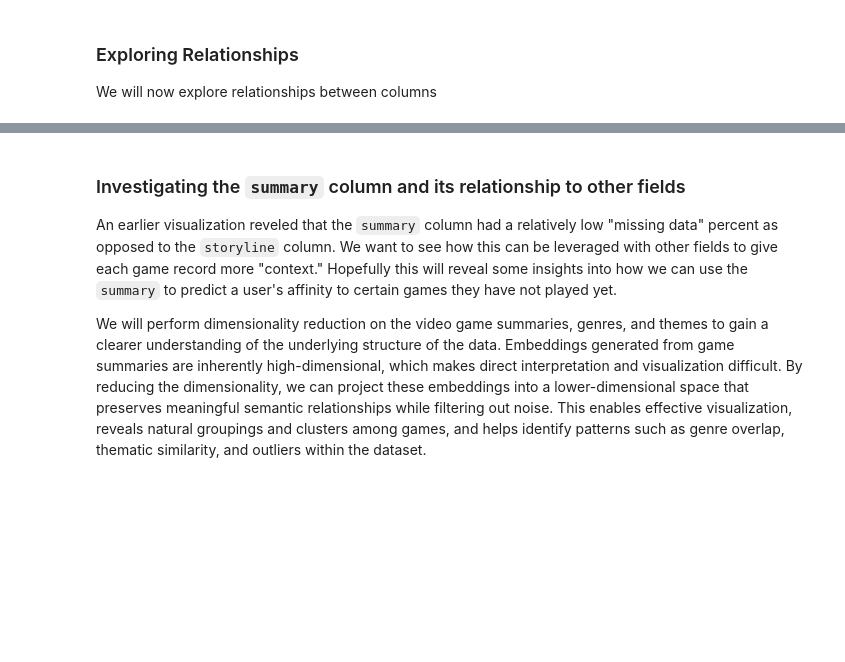
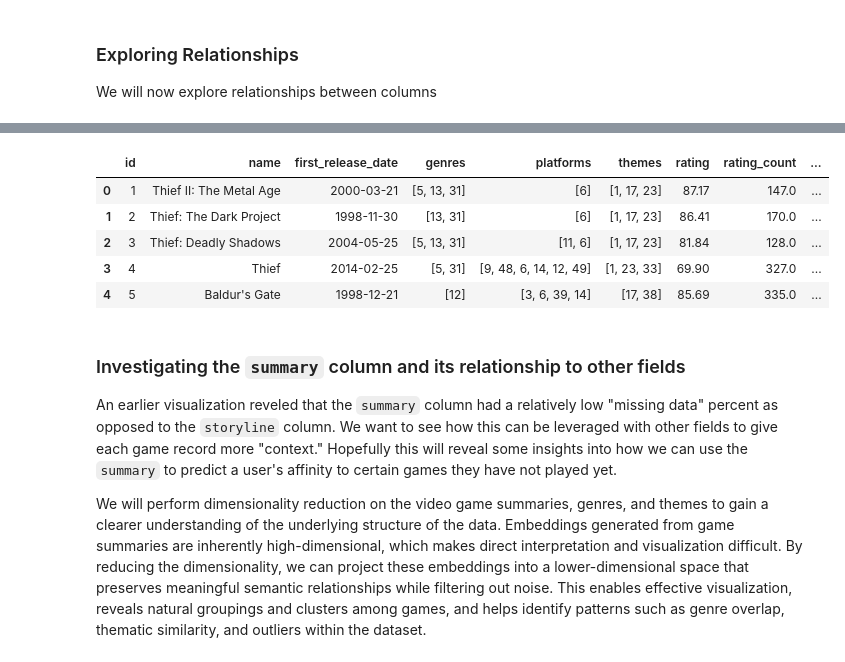
Before and after one commit to joku8/GameScope_api, a Jupyter notebook: data_visualization/igdb_exploration.ipynb, the cells around one changed output, grey strips where cells are left out. Cells and saved outputs as stored; diff of their text form; code cells hidden in the pictures; blank space fills up the shorter version.

```diff
--- a/data_visualization/igdb_exploration.ipynb
+++ b/data_visualization/igdb_exploration.ipynb
@@ -99,27 +119,30 @@ plt.show()
 
 Investigating the specific columns and what that data looks like
 # %%
-'''
-Plot distribution of game release years
-'''
+if BUILD_VISUALIZATION:
+    '''
+    Plot distribution of game release years
+    '''
 
-# Convert to datetime
-df['first_release_date'] = pd.to_datetime(df['first_release_date'], errors='coerce')
-df = df.dropna(subset=['first_release_date'])
+    # Convert to datetime
+    df['first_release_date'] = pd.to_datetime(df['first_release_date'], errors='coerce')
+    df_dates = df.dropna(subset=['first_release_date'])
 
-# Extract year
-df['release_year'] = df['first_release_date'].dt.year
+    # Extract year
+    df_dates['release_year'] = df_dates['first_release_date'].dt.year
 
-# Count games per year
-year_counts = df['release_year'].value_counts().sort_index()
+    # Count games per year
+    year_counts = df_dates['release_year'].value_counts().sort_index()
 
-# Plot
-plt.figure(figsize=(12, 6))
-plt.bar(year_counts.index, year_counts.values, color='skyblue', edgecolor='black')
-plt.title('Distribution of Game Release Years')
-plt.xlabel('Year')
-plt.ylabel('Number of Games')
-plt.grid(axis='y', alpha=0.75)
-plt.tight_layout()
-plt.show()
+    # Plot
+    plt.figure(figsize=(12, 6))
+    plt.bar(year_counts.index, year_counts.values, color='skyblue', edgecolor='black')
+    plt.title('Distribution of Game Release Years')
+    plt.xlabel('Year')
+    plt.ylabel('Number of Games')
+    plt.grid(axis='y', alpha=0.75)
+    plt.tight_layout()
+    plt.show()
+else:
+    print("Skipping release year distribution visualization (BUILD_VISUALIZATION=False)")
 # %% [output]
@@ -437,3 +389,12 @@ plt.show()
+# %%
+df.head()
+# %% [output]
+|  | id | name | first_release_date | genres | platforms | themes | rating | rating_count | ... |
+| 0 | 1 | Thief II: The Metal Age | 2000-03-21 | [5, 13, 31] | [6] | [1, 17, 23] | 87.17 | 147.0 | ... |
+| 1 | 2 | Thief: The Dark Project | 1998-11-30 | [13, 31] | [6] | [1, 17, 23] | 86.41 | 170.0 | ... |
+| 2 | 3 | Thief: Deadly Shadows | 2004-05-25 | [5, 13, 31] | [11, 6] | [1, 17, 23] | 81.84 | 128.0 | ... |
+| 3 | 4 | Thief | 2014-02-25 | [5, 31] | [9, 48, 6, 14, 12, 49] | [1, 23, 33] | 69.90 | 327.0 | ... |
+| 4 | 5 | Baldur's Gate | 1998-12-21 | [12] | [3, 6, 39, 14] | [17, 38] | 85.69 | 335.0 | ... |
 # %% [markdown]
 ### Investigating the `summary` column and its relationship to other fields
 
```
Also changed, not shown: parts of 43 cells of this notebook, 5 other files.
